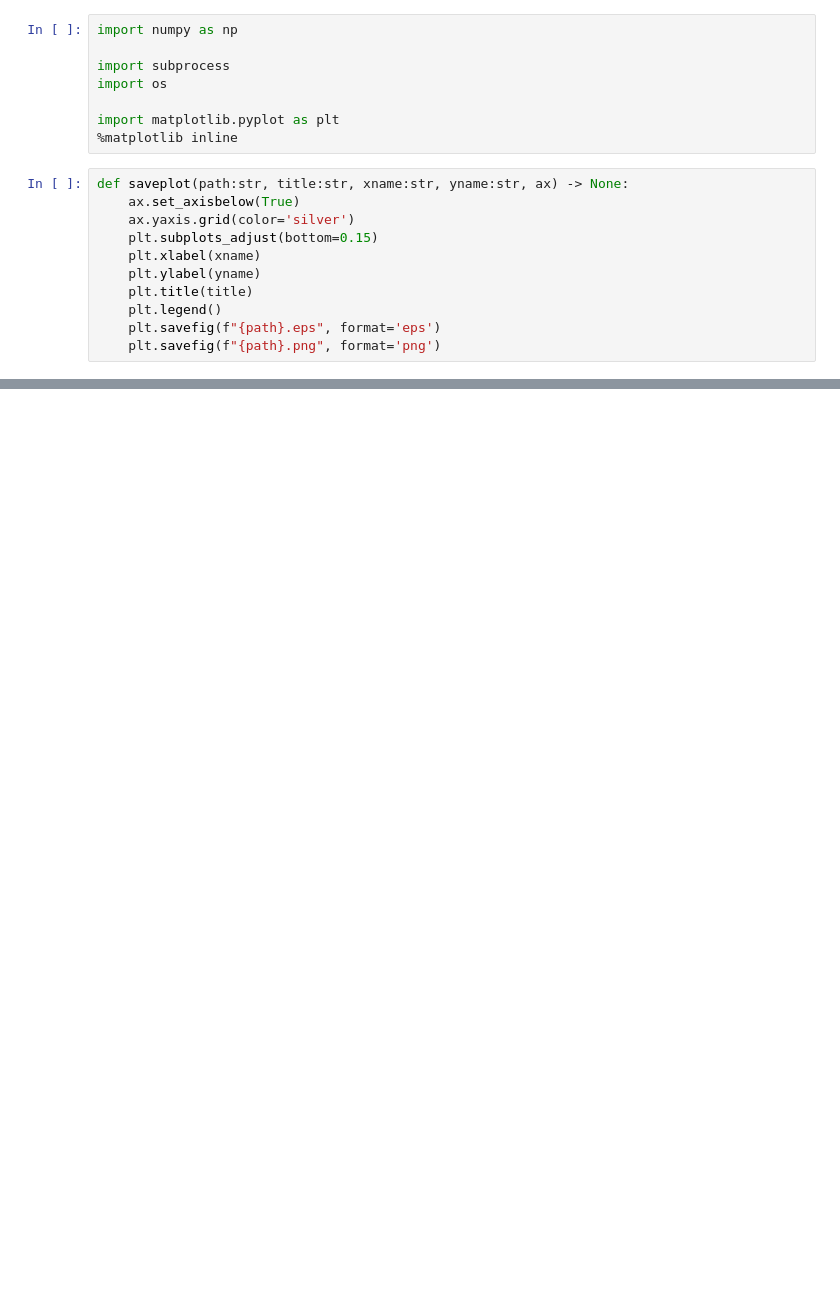
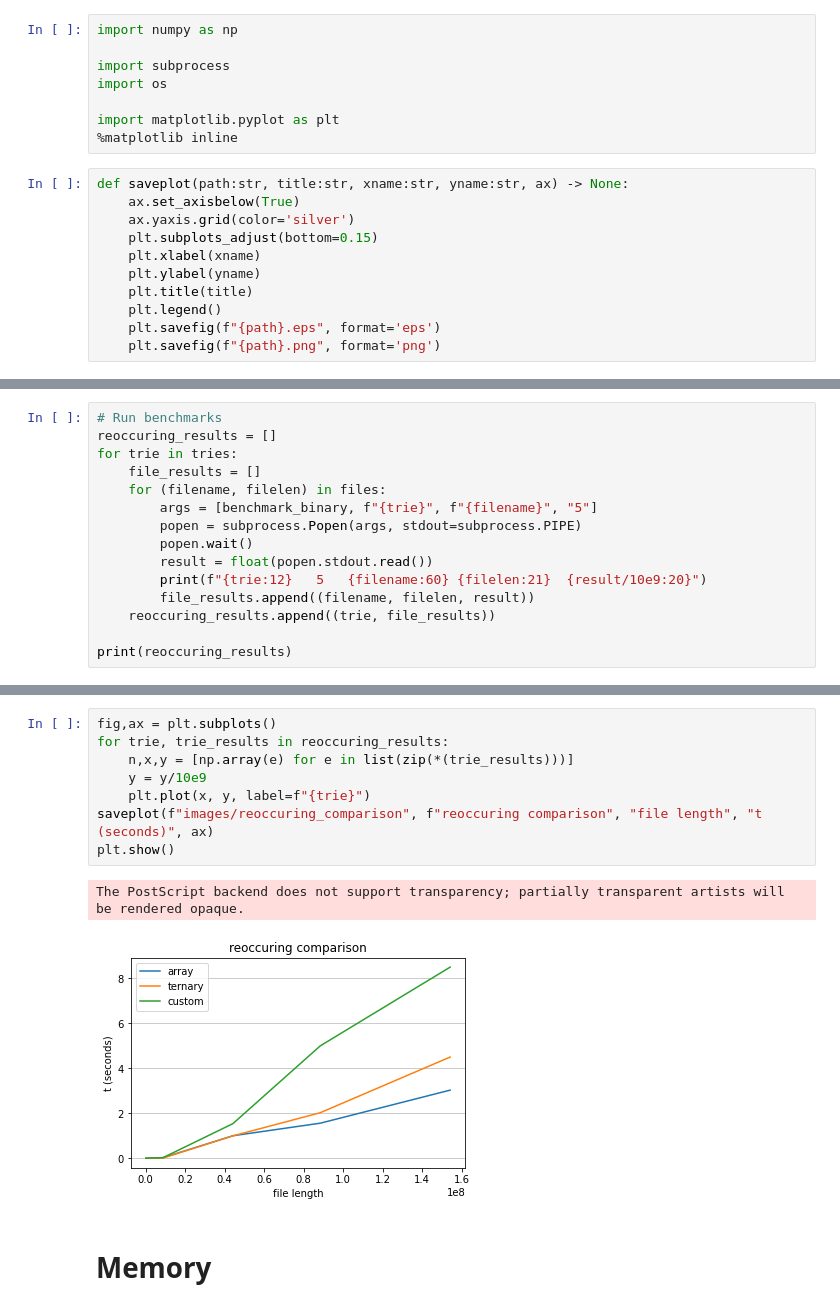
Before and after one commit to eliasnijs/trie-exploration, a Jupyter notebook: extra/analysis.ipynb, the cells around one changed output, grey strips where cells are left out. Saved outputs shown, nothing was run; the diff lists cells and outputs as text; blank space fills up the shorter version.

```diff
--- a/extra/analysis.ipynb
+++ b/extra/analysis.ipynb
@@ -62,0 +150,15 @@ The PostScript backend does not support transparency; partially transparent arti
+# %%
+# Run benchmarks
+reoccuring_results = []
+for trie in tries:
+    file_results = []
+    for (filename, filelen) in files:
+        args = [benchmark_binary, f"{trie}", f"{filename}", "5"]
+        popen = subprocess.Popen(args, stdout=subprocess.PIPE)
+        popen.wait()
+        result = float(popen.stdout.read())
+        print(f"{trie:12}   5   {filename:60} {filelen:21}  {result/10e9:20}")
+        file_results.append((filename, filelen, result))
+    reoccuring_results.append((trie, file_results))
+
+print(reoccuring_results)
@@ -62,0 +185,13 @@ The PostScript backend does not support transparency; partially transparent arti
+# %%
+fig,ax = plt.subplots()
+for trie, trie_results in reoccuring_results:
+    n,x,y = [np.array(e) for e in list(zip(*(trie_results)))]
+    y = y/10e9
+    plt.plot(x, y, label=f"{trie}")
+saveplot(f"images/reoccuring_comparison", f"reoccuring comparison", "file length", "t (seconds)", ax)
+plt.show()
+# %% [output]
+The PostScript backend does not support transparency; partially transparent artists will be rendered opaque.
+[figure, added]
+# %% [markdown]
+# Memory
```
Also changed, not shown: parts of 9 cells of this notebook, 22 other files.
